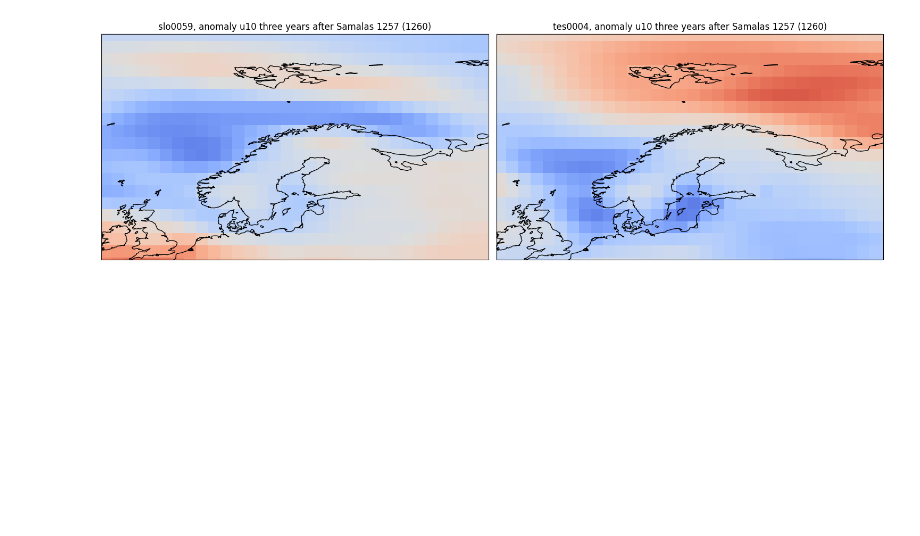
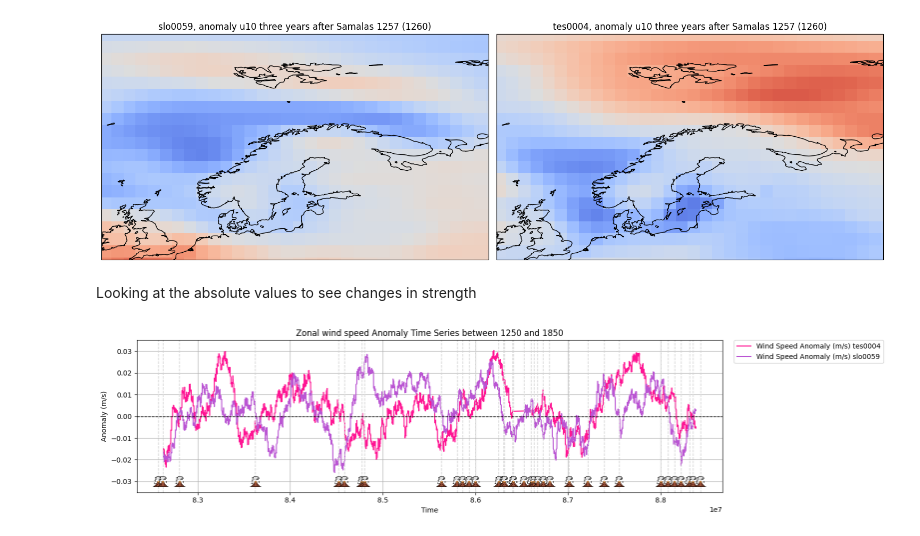
Before and after one commit to EliHHogemo/lia, a Jupyter notebook: winds.ipynb, the cells around one changed output. Drawn from its saved outputs; the diff is of its cells as text; code cells hidden in the pictures; blank space fills up the shorter version.

Commit message:
updated code with absolute zonal wind speeds to see possible changes in strength

```diff
--- a/winds.ipynb
+++ b/winds.ipynb
@@ -288,3 +308,65 @@ plt.tight_layout()
 plt.show()
 # %% [output]
 [figure]
+# %% [markdown]
+Looking at the absolute values to see changes in strength
+# %%
+absolute_u10_59 = abs(ds_u10_59['var165'])
+absolute_u10_04 = abs(ds_u10_04['var165'])
+# %%
+ts_59 = absolute_u10_59.mean(dim=['lat', 'lon'])
+ts_04 = absolute_u10_04.mean(dim=['lat', 'lon'])
+# %%
+last_date_num = 88501231
+first_date_num = 70010131
+
+total_days_num = last_date_num - first_date_num  # ~ 18491100
+
+total_years = 1850  # from 0 to 1850
+
+# Calculate how many "numeric units" per year
+units_per_year = total_days_num / total_years  # ~ 9995 units/year
+
+# Now calculate the numeric value corresponding to year 1250 and 1750
+def year_to_numeric(year):
+    return first_date_num + year * units_per_year
+# %%
+time_1250 = year_to_numeric(1250)
+time_1850 = year_to_numeric(1850)
+
+baseline_59 = ts_59.mean()
+anomaly_59 = ts_59.sel(time=(absolute_u10_59.time >= time_1250) & (absolute_u10_59.time <= time_1850)) - baseline_59
+anomaly_smoothed_59 = anomaly_59.rolling(time=300, center=True).mean()
+
+baseline_04 = ts_04.mean()
+anomaly_04 = ts_04.sel(time=(absolute_u10_04.time >= time_1250) & (absolute_u10_04.time <= time_1850)) - baseline_04
+anomaly_smoothed_04 = anomaly_04.rolling(time=300, center=True).mean()
+
+volcano = [1257, 1262, 1280, 1362, 1452, 1458, 1477, 1480, 1563, 1580, 1586, 1593,
+           1600, 1625, 1630, 1631, 1640, 1641, 1652, 1660, 1663, 1667, 1673, 1680,
+           1701, 1721, 1739, 1755, 1800, 1808, 1815, 1822, 1831, 1835, 1843]
+
+volcano_img = mpimg.imread("volcano.png")
+volcano_icon = OffsetImage(volcano_img, zoom=0.03)
+
+fig, ax = plt.subplots(figsize=(16, 4))
+anomaly_smoothed_04.plot(label='Wind Speed Anomaly (m/s) tes0004', color='deeppink')
+anomaly_smoothed_59.plot(label='Wind Speed Anomaly (m/s) slo0059', color='mediumorchid')
+
+for vt in volcano:
+    ax.axvline(x=year_to_numeric(vt), color='lightgray', linestyle='--', linewidth=1)
+    ab = AnnotationBbox(volcano_icon, (year_to_numeric(vt), -0.03), frameon=False, box_alignment=(0.5, 0.5))
+    ax.add_artist(ab)
+
+ax.axhline(0, color='black', linestyle='--', linewidth=1)
+ax.set_ylim(-0.035, 0.035)
+ax.set_title('Zonal wind speed Anomaly Time Series between 1250 and 1850')
+ax.set_ylabel('Anomaly (m/s)')
+ax.set_xlabel('Time')
+ax.grid(True)
+
+ax.legend(loc='upper left', bbox_to_anchor=(1.02, 1), borderaxespad=0)
+plt.tight_layout()
+plt.show()
+# %% [output]
+[figure, added]
```
Also changed, not shown: parts of 3 cells of this notebook.
